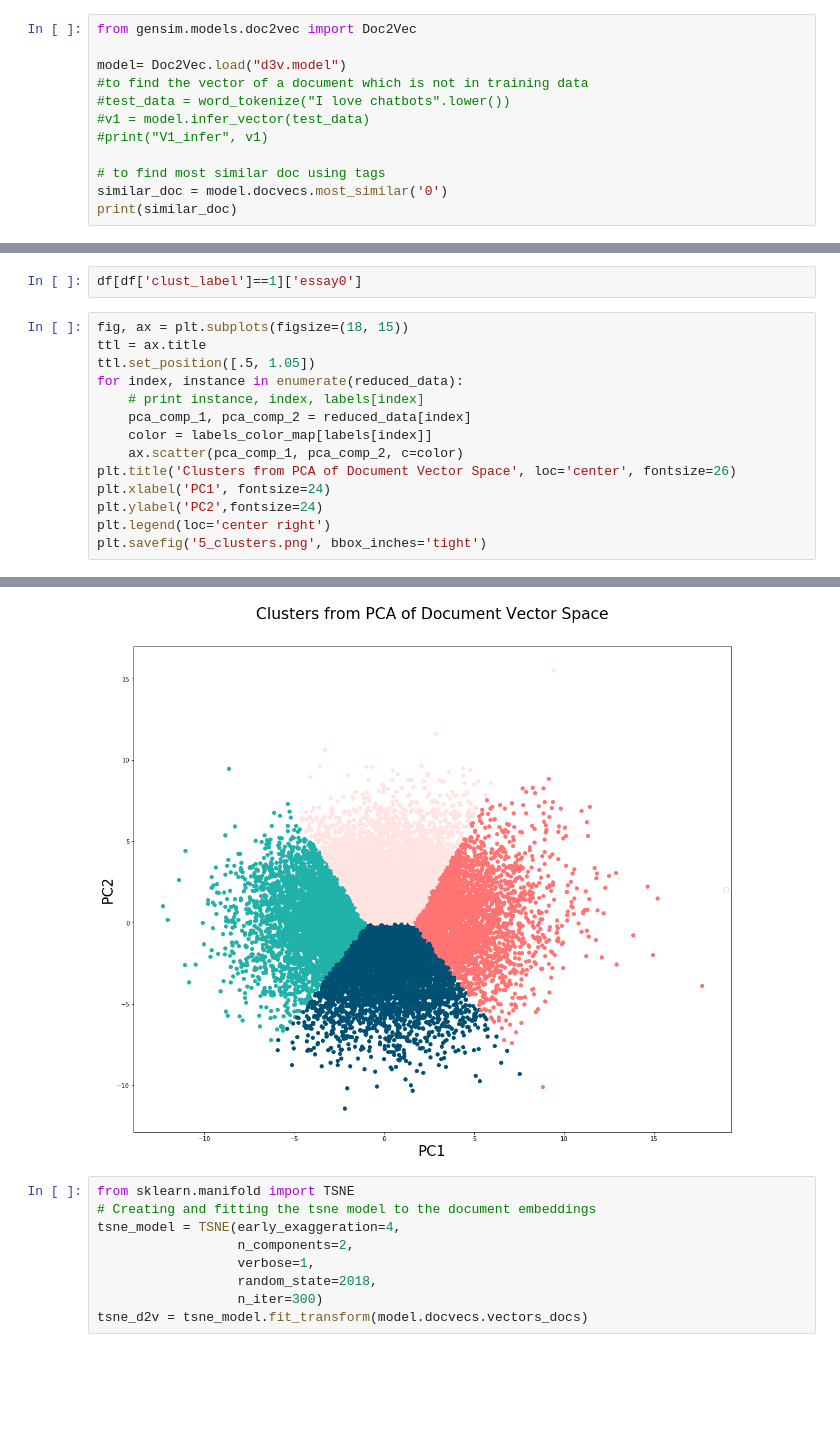
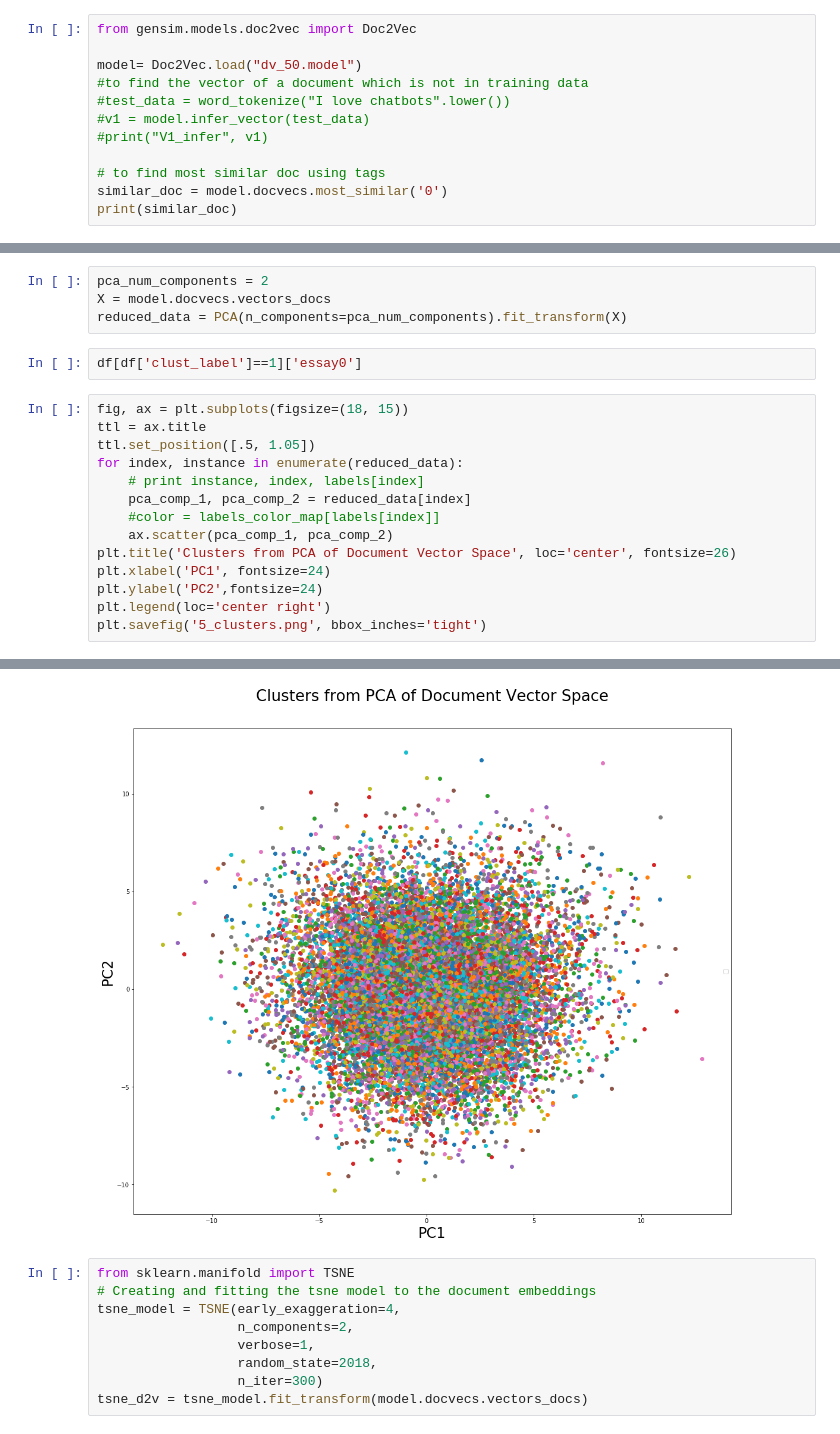
Before and after one commit to policyglot/hw03-1, a Jupyter notebook: Gensim_Experiment.ipynb, the cells around one changed output, grey strips where cells are left out. Cells and saved outputs as stored; diff of their text form; blank space fills up the shorter version.

```diff
--- a/Gensim_Experiment.ipynb
+++ b/Gensim_Experiment.ipynb
@@ -60,7 +60,7 @@ Model Saved
 # %%
 from gensim.models.doc2vec import Doc2Vec
 
-model= Doc2Vec.load("d3v.model")
+model= Doc2Vec.load("dv_50.model")
 #to find the vector of a document which is not in training data
 #test_data = word_tokenize("I love chatbots".lower())
 #v1 = model.infer_vector(test_data)
@@ -120,25 +120,29 @@ clustering_model = KMeans(
 X = model.docvecs.vectors_docs
 reduced_data = PCA(n_components=pca_num_components).fit_transform(X)
 labels = clustering_model.fit_predict(reduced_data)
+# %%
+pca_num_components = 2
+X = model.docvecs.vectors_docs
+reduced_data = PCA(n_components=pca_num_components).fit_transform(X)
 # %%
 df[df['clust_label']==1]['essay0']
 # %%
 fig, ax = plt.subplots(figsize=(18, 15))
 ttl = ax.title
 ttl.set_position([.5, 1.05])
 for index, instance in enumerate(reduced_data):
     # print instance, index, labels[index]
     pca_comp_1, pca_comp_2 = reduced_data[index]
-    color = labels_color_map[labels[index]]
-    ax.scatter(pca_comp_1, pca_comp_2, c=color)
+    #color = labels_color_map[labels[index]]
+    ax.scatter(pca_comp_1, pca_comp_2)
 plt.title('Clusters from PCA of Document Vector Space', loc='center', fontsize=26)
 plt.xlabel('PC1', fontsize=24)
 plt.ylabel('PC2',fontsize=24)
 plt.legend(loc='center right')
 plt.savefig('5_clusters.png', bbox_inches='tight')
 # %% [output]
 No handles with labels found to put in legend.
-[figure, old version]
+[figure, new version]
 # %%
 from sklearn.manifold import TSNE
 # Creating and fitting the tsne model to the document embeddings
```
Also changed, not shown: parts of 3 cells of this notebook, 3 other files.
